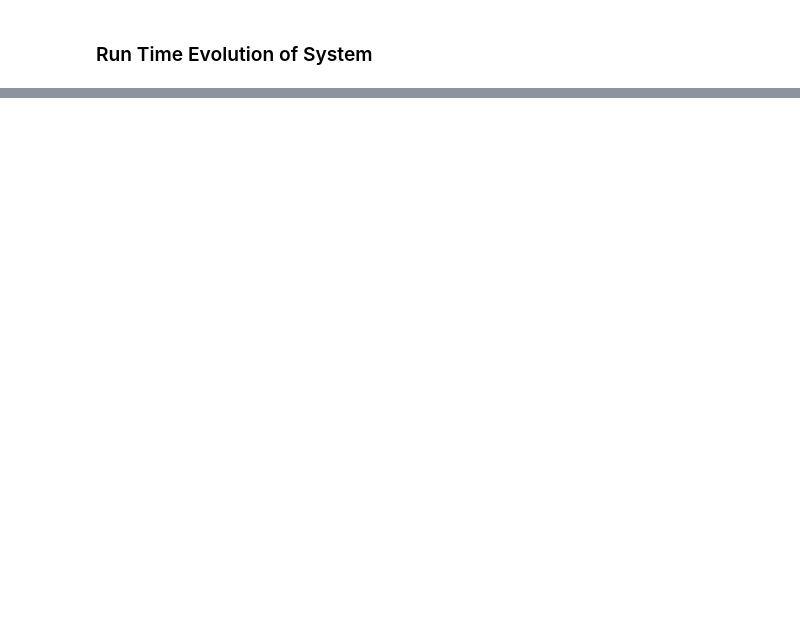
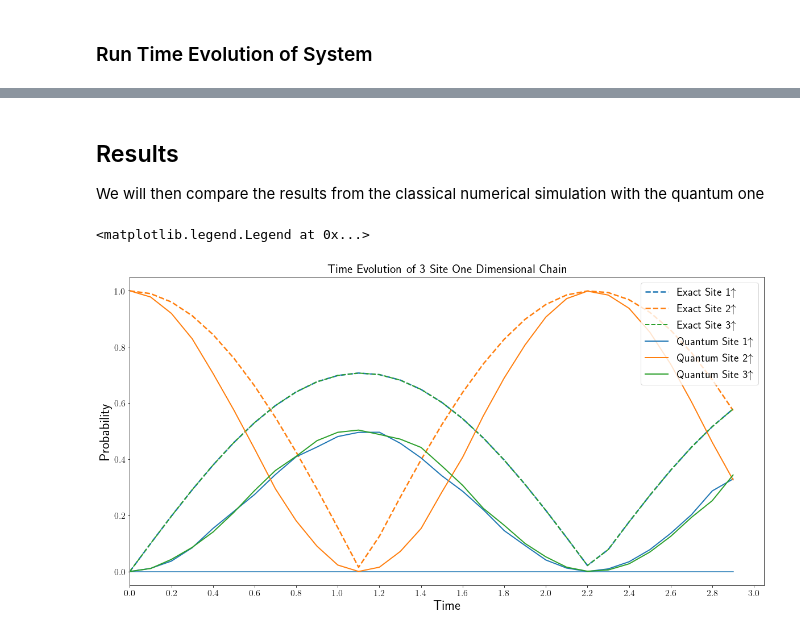
Before and after one commit to kaelynj/Qiskit-HubbardModel, a Jupyter notebook: Hubbard-Time-Evolution.ipynb, the cells around one changed output, grey strips where cells are left out. Cells and saved outputs as stored; diff of their text form; code cells hidden in the pictures; blank space fills up the shorter version.

Commit message:
Added comparision b/w numerical and quantum simulation

```diff
--- a/Hubbard-Time-Evolution.ipynb
+++ b/Hubbard-Time-Evolution.ipynb
@@ -346,3 +499,45 @@ Below is the circuit diagram of the initalization to the state $\ket{\psi_0}=\ke
+# %% [markdown]
+## Results
+
+We will then compare the results from the classical numerical simulation with the quantum one
+# %%
+#Create plots of the processed data
+fig2, ax2 = plt.subplots(figsize=(20,10))
+colors = list(mcolors.TABLEAU_COLORS.keys())
+
+
+sit1 = "Exact Site "+str(1)+r'$\uparrow$'
+sit2 = "Exact Site "+str(2)+r'$\uparrow$'
+sit3 = "Exact Site "+str(3)+r'$\uparrow$'
+ax2.plot(times, evolve[:,0], linestyle='--', color=colors[0], linewidth=2.5, label=sit1)
+ax2.plot(times, evolve[:,1], linestyle='--', color=str(colors[1]), linewidth=2.5, label=sit2)
+ax2.plot(times, evolve[:,2], linestyle='--', color=str(colors[2]), linewidth=2., label=sit3)
+ax2.plot(times, np.zeros(len(times)))
+
+
+for i in range(nsite):
+    #Create string label
+    strup = "Quantum Site "+str(i+1)+r'$\uparrow$'
+    #strdwn = "Quantum Site "+str(i+1)+r'$\downarrow$'
+    #ax2.plot(times, proc_data[i,:], linestyle='--', color=str(colors[i]), linewidth=3, label=strup)
+    ax2.plot(times, proc_data[i+nsite,:], linestyle='-', color=str(colors[i]), linewidth=2, label=strup)
+
+
+
+
+
+#ax2.set_ylim(0, 0.55)
+ax2.set_xlim(0, tsteps*dt+dt/2.)
+ax2.set_xticks(np.arange(0,tsteps*dt+dt, 0.2))
+#ax2.set_yticks(np.arange(0,0.55, 0.05))
+ax2.tick_params(labelsize=16)
+ax2.set_title('Time Evolution of 3 Site One Dimensional Chain', fontsize=22)
+ax2.set_xlabel('Time', fontsize=24)
+ax2.set_ylabel('Probability', fontsize=24)
+ax2.legend(fontsize=20)
+# %% [output]
+<matplotlib.legend.Legend at 0x...>
+[figure, added]
 # %% [markdown]
 Placing two electrons of opposite spin into the middle site as the input state ($\ket{\psi_0}=\ket{010}_\uparrow\ket{010}_\downarrow$), we evolve the system in time.  For a hopping term of $t=1$ and on-site energy of $U=2$ and a time step of $\delta t=0.1$ (with units of inverse energy and $\hbar=1$) the following plot demonstrates the occupation oscillating between the middle and outer sites in the chain.  As the system evolves, this oscillation decays and begins to settle into an equilibrium occupation.
 ~![title](img/t-1-U-2-dt-0.1-tsteps-30.png)
```
Also changed, not shown: parts of 11 cells of this notebook.
